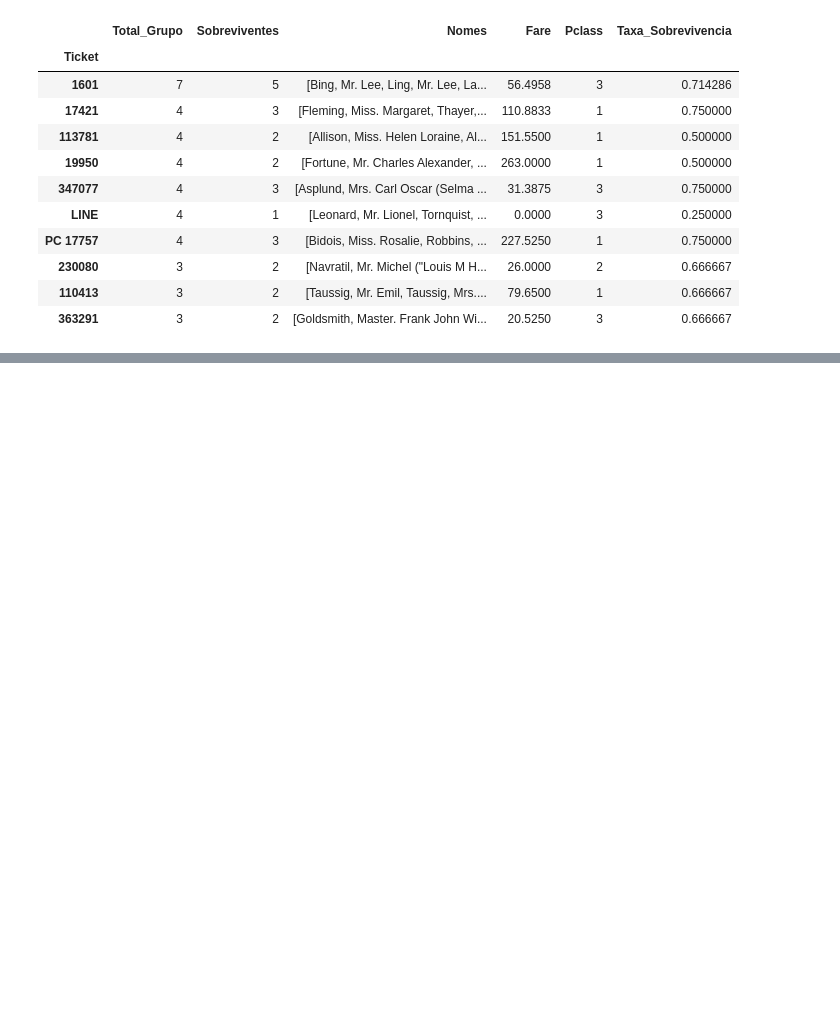
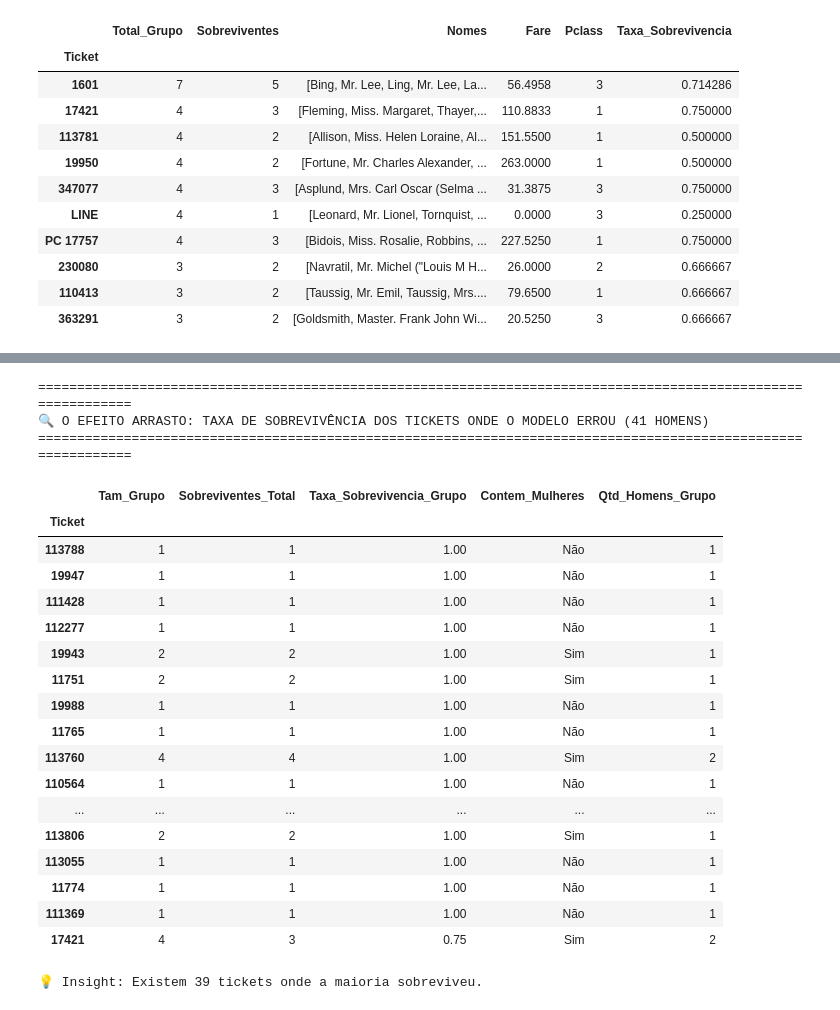
Before and after one commit to zehclaudio/Kaggle, a Jupyter notebook: titanic-tutorial-pipelines-and-ensemble.ipynb, the cells around one changed output, grey strips where cells are left out. Drawn from its saved outputs; the diff is of its cells as text; code cells hidden in the pictures; blank space fills up the shorter version.

```diff
--- a/titanic-tutorial-pipelines-and-ensemble.ipynb
+++ b/titanic-tutorial-pipelines-and-ensemble.ipynb
@@ -3637,0 +3657,47 @@ fig.show()
+# %%
+# Mapear as informações de grupo (Ticket) para todos os passageiros
+ticket_data = train_data.groupby('Ticket').agg({
+    'Survived': ['count', 'sum', 'mean'],
+    'Sex': lambda x: (x == 'male').sum()
+})
+ticket_data.columns = ['Tam_Grupo', 'Sobreviventes_Total', 'Taxa_Sobrevivencia_Grupo', 'Qtd_Homens_Grupo']
+
+# Filtrar apenas os tickets que contêm nossos Falsos Negativos
+resumo_erros_grupo = ticket_data.loc[tickets_com_erros].copy()
+
+# Adicionar detalhes qualitativos (Nomes e se havia mulheres no grupo)
+resumo_erros_grupo['Nomes'] = train_data[train_data['Ticket'].isin(tickets_com_erros)].groupby('Ticket')['Name'].apply(list)
+resumo_erros_grupo['Contem_Mulheres'] = train_data[train_data['Ticket'].isin(tickets_com_erros)].groupby('Ticket')['Sex'].apply(lambda x: (x == 'female').any()).map({True: 'Sim', False: 'Não'})
+
+# Ordenar pela Taxa de Sobrevivência do Grupo
+resumo_erros_grupo = resumo_erros_grupo.sort_values(by='Taxa_Sobrevivencia_Grupo', ascending=False)
+
+print("="*110)
+print("🔍 O EFEITO ARRASTO: TAXA DE SOBREVIVÊNCIA DOS TICKETS ONDE O MODELO ERROU (41 HOMENS)")
+print("="*110)
+display(resumo_erros_grupo[['Tam_Grupo', 'Sobreviventes_Total', 'Taxa_Sobrevivencia_Grupo', 'Contem_Mulheres', 'Qtd_Homens_Grupo']])
+
+print(f"\n💡 Insight: Existem {len(resumo_erros_grupo[resumo_erros_grupo['Taxa_Sobrevivencia_Grupo'] > 0.5])} tickets onde a maioria sobreviveu.")
+# %% [output]
+==============================================================================================================
+🔍 O EFEITO ARRASTO: TAXA DE SOBREVIVÊNCIA DOS TICKETS ONDE O MODELO ERROU (41 HOMENS)
+==============================================================================================================
+|  | Tam_Grupo | Sobreviventes_Total | Taxa_Sobrevivencia_Grupo | Contem_Mulheres | Qtd_Homens_Grupo |
+| Ticket |  |  |  |  |  |
+| 113788 | 1 | 1 | 1.00 | Não | 1 |
+| 19947 | 1 | 1 | 1.00 | Não | 1 |
+| 111428 | 1 | 1 | 1.00 | Não | 1 |
+| 112277 | 1 | 1 | 1.00 | Não | 1 |
+| 19943 | 2 | 2 | 1.00 | Sim | 1 |
+| 11751 | 2 | 2 | 1.00 | Sim | 1 |
+| 19988 | 1 | 1 | 1.00 | Não | 1 |
+| 11765 | 1 | 1 | 1.00 | Não | 1 |
+| 113760 | 4 | 4 | 1.00 | Sim | 2 |
+| 110564 | 1 | 1 | 1.00 | Não | 1 |
+| ... | ... | ... | ... | ... | ... |
+| 113806 | 2 | 2 | 1.00 | Sim | 1 |
+| 113055 | 1 | 1 | 1.00 | Não | 1 |
+| 11774 | 1 | 1 | 1.00 | Não | 1 |
+| 111369 | 1 | 1 | 1.00 | Não | 1 |
+| 17421 | 4 | 3 | 0.75 | Sim | 2 |
+💡 Insight: Existem 39 tickets onde a maioria sobreviveu.
```
Also changed, not shown: parts of 21 cells of this notebook.
